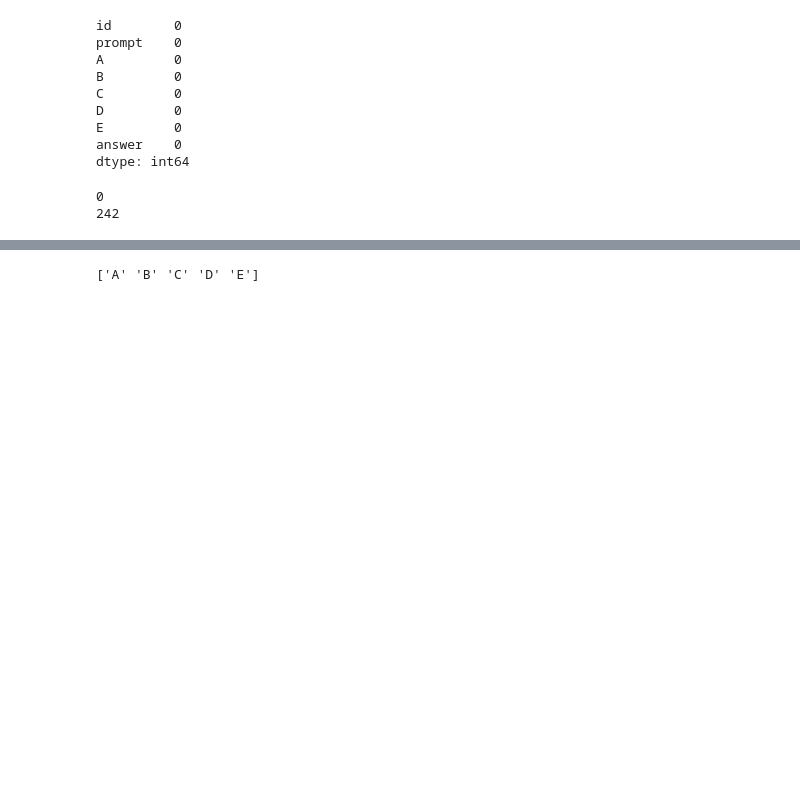
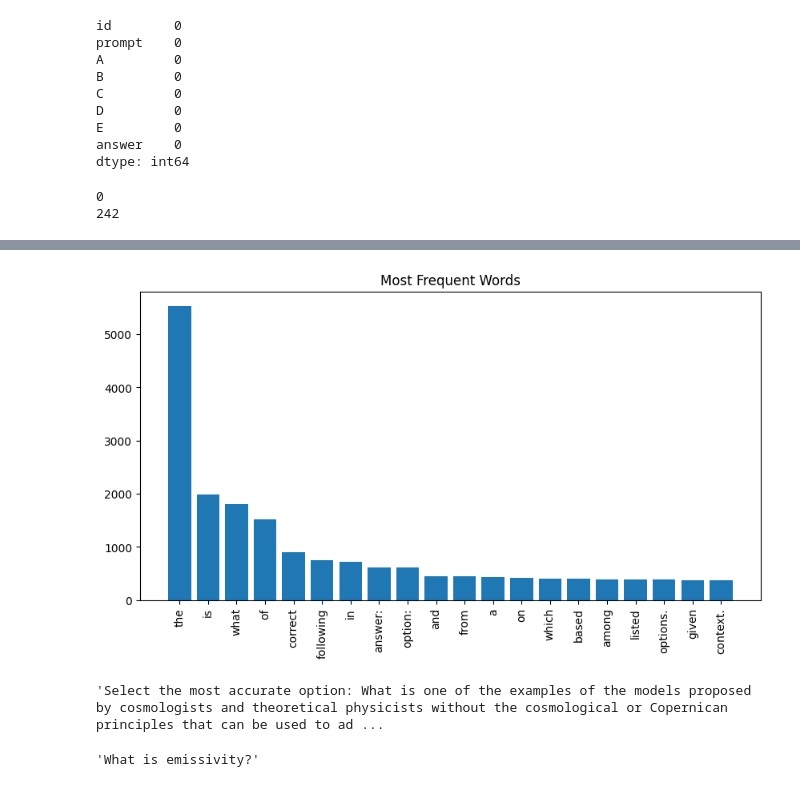
Before and after one commit to 22f3001807/dl-22f3001807-notebook-t22026, a Jupyter notebook: 22f3001807-notebook-2026t2.ipynb, the cells around one changed output, grey strips where cells are left out. Drawn from its saved outputs; the diff is of its cells as text; code cells hidden in the pictures; blank space fills up the shorter version.

```diff
--- a/22f3001807-notebook-2026t2.ipynb
+++ b/22f3001807-notebook-2026t2.ipynb
@@ -202,0 +261,8 @@ plt.show()
+# %%
+words = []
+
+for sentence in train["prompt"]:
+
+    words.extend(sentence.lower().split())
+
+print("Vocabulary Size:", len(set(words)))
@@ -202,0 +271,4 @@ plt.show()
+# %%
+counter = Counter(words)
+
+counter.most_common(20)
@@ -203,8 +296,35 @@ plt.show()
+# %%
+common = counter.most_common(20)
+
+word = [x[0] for x in common]
+count = [x[1] for x in common]
+
+plt.figure(figsize=(10,5))
+
+plt.bar(word,count)
+
+plt.xticks(rotation=90)
+
+plt.title("Most Frequent Words")
+
+plt.show()
+# %% [output]
+[figure, added]
+# %%
+train.loc[
+    train["prompt_length"].idxmax(),
+    "prompt"
+]
+# %% [output]
+'Select the most accurate option: What is one of the examples of the models proposed by cosmologists and theoretical physicists without the cosmological or Copernican principles that can be used to ad ...
+# %%
+train.loc[
+    train["prompt_length"].idxmin(),
+    "prompt"
+]
+# %% [output]
+'What is emissivity?'
 # %%
 encoder = LabelEncoder()
 
 train["label"] = encoder.fit_transform(train["answer"])
-
-print(encoder.classes_)
-# %% [output]
-['A' 'B' 'C' 'D' 'E']
```
Also changed, not shown: parts of 21 cells of this notebook.
